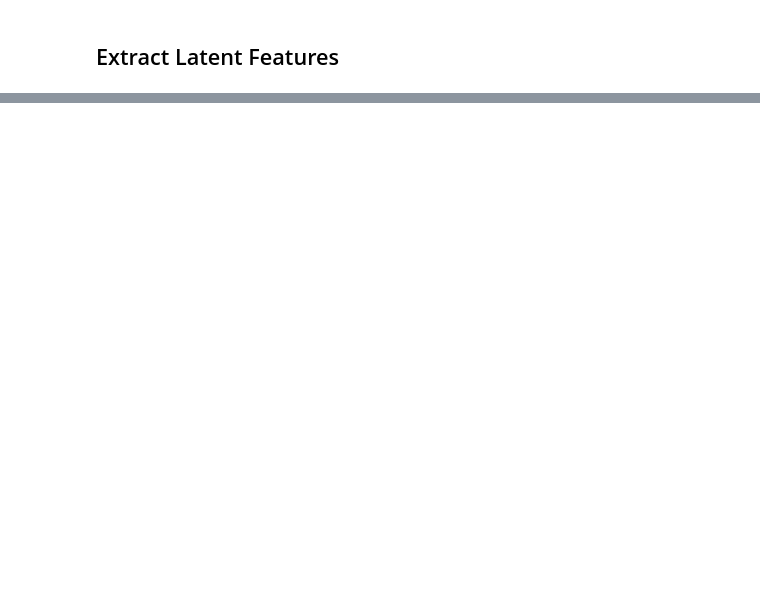
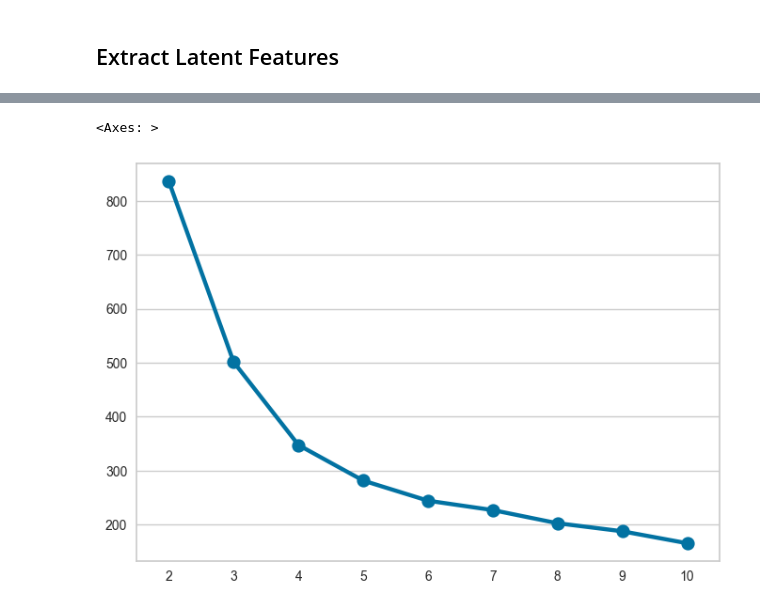
Before and after one commit to shadmanee/vae-audio-clustering, a Jupyter notebook: notebooks/training/easy_1.ipynb, the cells around one changed output, grey strips where cells are left out. Saved outputs shown, nothing was run; the diff lists cells and outputs as text; code cells hidden in the pictures; blank space fills up the shorter version.

Commit message:
Vanilla VAE+Kmeans vs PCA+Kmeans complete

```diff
--- a/notebooks/training/easy_1.ipynb
+++ b/notebooks/training/easy_1.ipynb
@@ -358,4 +361,10 @@ def extract_latents(model, loader, device=device):
 
     return np.concatenate(latents)
 # %%
-latent_vecs = extract_latents(model=model, loader=train_loader)
+latent_vecs1 = extract_latents(model=model, loader=train_loader)
+latent_vecs2 = extract_latents(model=model, loader=test_loader)
+latent_vecs = np.concatenate([latent_vecs1, latent_vecs2], axis=0)
+
+print(f"Train shape: {latent_vecs1.shape}")
+print(f"Test shape:  {latent_vecs2.shape}")
+print(f"Total shape: {latent_vecs.shape}")
@@ -377,0 +393,4 @@ array([[-0.04771413,  0.1631144 , -0.20757312, ..., -0.01013273,
+# %%
+import pandas as pd
+latent_vecs=pd.DataFrame(latent_vecs)
+latent_vecs.head()
@@ -377,0 +429,15 @@ array([[-0.04771413,  0.1631144 , -0.20757312, ..., -0.01013273,
+# %%
+track_inertia={}
+silhouette={}
+ch_index={}
+for k in range(2,11):
+    kmeans = KMeans(n_clusters=k, init = 'k-means++', random_state=42)
+    kmeans.fit(latent_vecs)
+    track_inertia[k] = kmeans.inertia_
+    silhouette[k] = silhouette_score(latent_vecs, kmeans.labels_)
+    ch_index[k] = calinski_harabasz_score(latent_vecs, kmeans.labels_)
+# %%
+sns.pointplot(x = list(track_inertia.keys()), y = list(track_inertia.values()))
+# %% [output]
+<Axes: >
+[figure, added]
```
Also changed, not shown: parts of 23 cells of this notebook, 2 other files.
